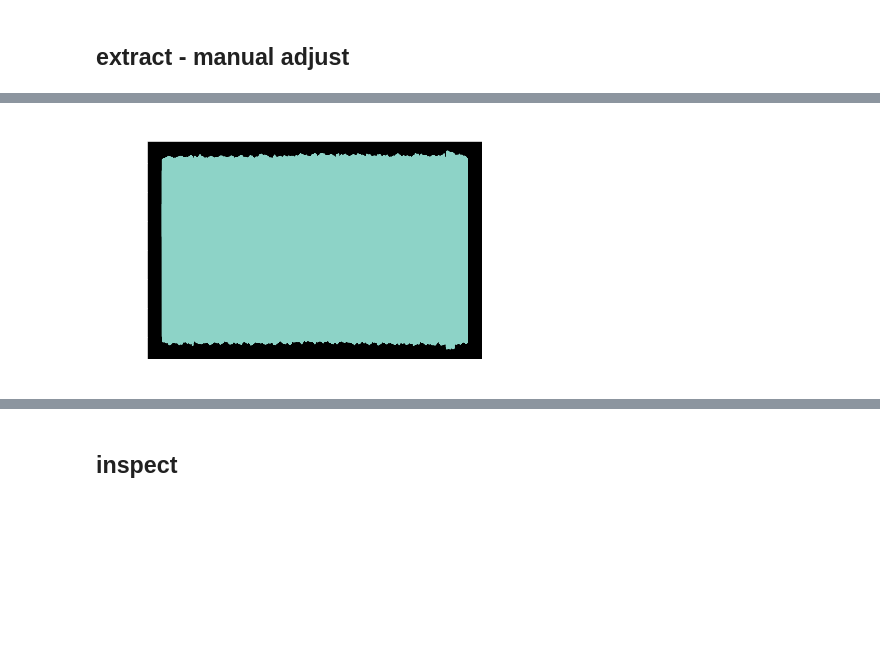
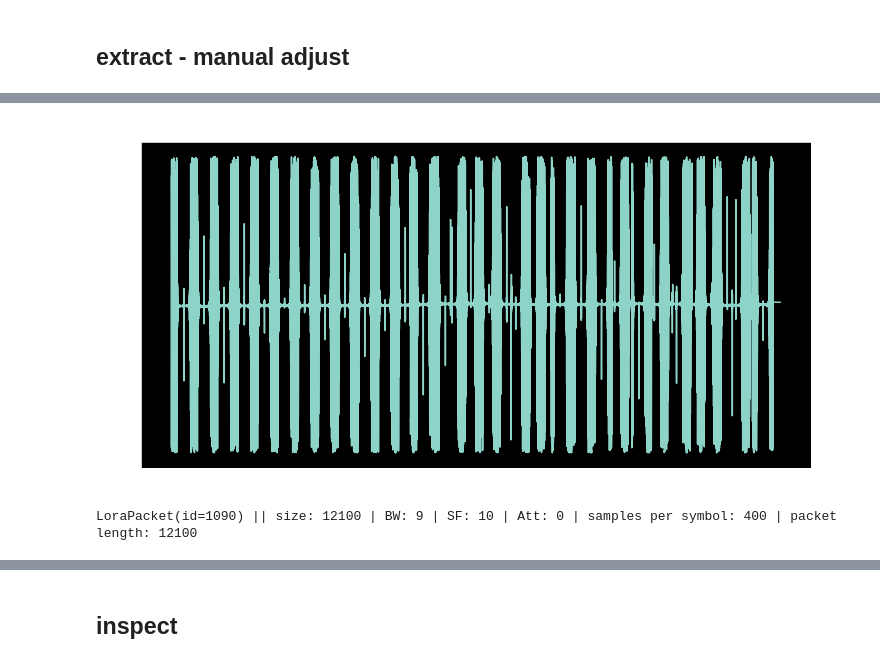
Before and after one commit to tjbergst/lorapy, a Jupyter notebook: data_processing_lorapy.ipynb, the cells around one changed output, grey strips where cells are left out. Drawn from its saved outputs; the diff is of its cells as text; code cells hidden in the pictures; blank space fills up the shorter version.

```diff
--- a/data_processing_lorapy.ipynb
+++ b/data_processing_lorapy.ipynb
@@ -150,4 +147,10 @@ signal.adjust_packets(force_check=True, look_ahead=100, threshold=0.5)
-# %%
-signal.plot_packet()
-# %% [output]
-[figure, removed]
+# %%
+plt.figure(figsize=(12,6))
+signal.plot_packet()
+# %% [output]
+[figure, added]
+# %%
+packet = signal.packets[1090]
+packet
+# %% [output]
+LoraPacket(id=1090) || size: 12100 | BW: 9 | SF: 10 | Att: 0 | samples per symbol: 400 | packet length: 12100
```
Also changed, not shown: parts of 55 cells of this notebook.
